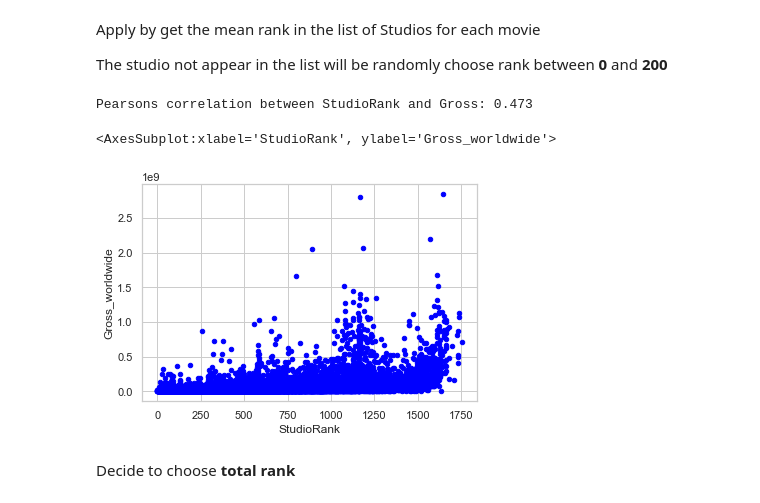
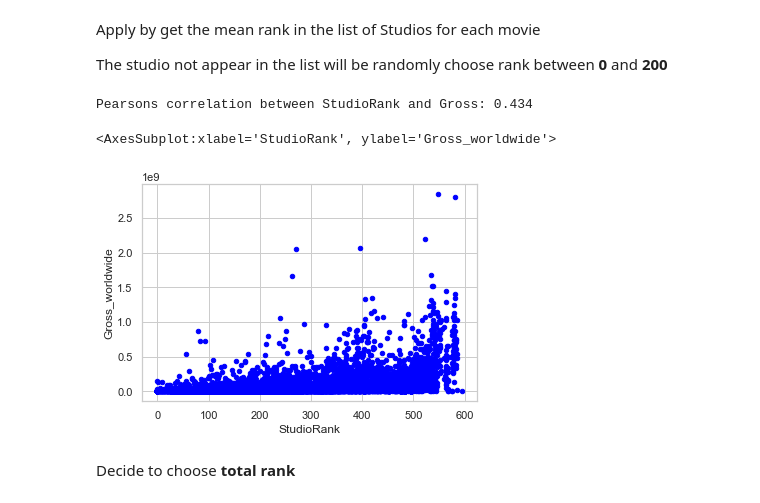
Before and after one commit to theobmgit/bor-prediction-analysis, a Jupyter notebook: notebook/FeatureEngineering.ipynb, the cells around one changed output. Saved outputs shown, nothing was run; the diff lists cells and outputs as text; code cells hidden in the pictures.

```diff
--- a/notebook/FeatureEngineering.ipynb
+++ b/notebook/FeatureEngineering.ipynb
@@ -1225,22 +1230,25 @@ The studio not appear in the list will be randomly choose rank between **0** and
 # %%
 import random
 def getStudioRank(studios):
     total=0
+    length=len(studios)
+    if length==0:
+        length=1
     for studio in studios:
         if studio not in studioRank.keys():
             total+=random.randint(0,200)
             continue
         total+=studioRank[studio]
-    return total
+    return total/length
 data2=data.copy()
 data2['StudioRank']=data2['Studios'].apply(getStudioRank)
 corr= pearsonr(data2['StudioRank'],data2['Gross_worldwide'])[0]
 print('Pearsons correlation between StudioRank and Gross: %.3f' % corr)
 data2.plot.scatter(x='StudioRank',y='Gross_worldwide',color='blue')
 # %% [output]
-Pearsons correlation between StudioRank and Gross: 0.473
+Pearsons correlation between StudioRank and Gross: 0.434
 <AxesSubplot:xlabel='StudioRank', ylabel='Gross_worldwide'>
-[figure, old version]
+[figure, new version]
 # %% [markdown]
 Decide to choose **total rank**
 # %% [markdown]
```
Also changed, not shown: parts of 42 cells of this notebook, 11 other files.
